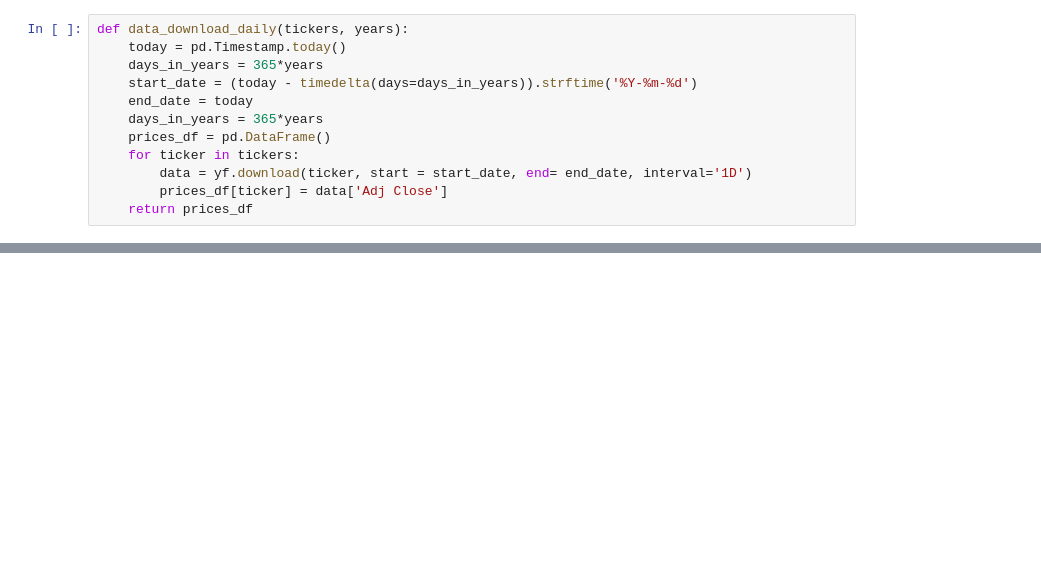
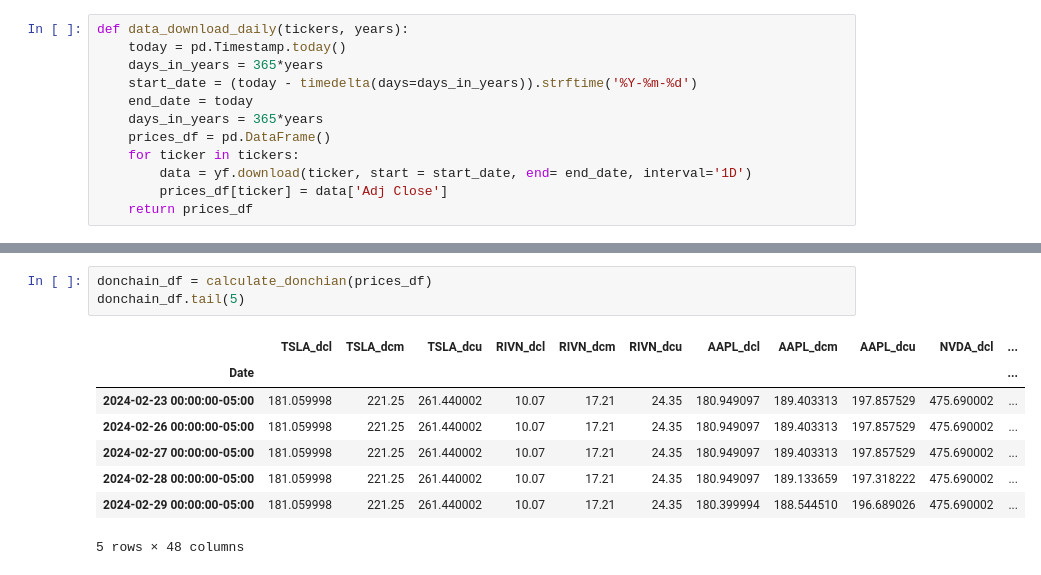
Before and after one commit to mglaz/mail_stock_news, a Jupyter notebook: backtesting.ipynb, the cells around one changed output, grey strips where cells are left out. Saved outputs shown, nothing was run; the diff lists cells and outputs as text; blank space fills up the shorter version.

```diff
--- a/backtesting.ipynb
+++ b/backtesting.ipynb
@@ -79,3 +76,15 @@ def calculate_donchian(prices_df):
+# %%
+donchain_df = calculate_donchian(prices_df)
+donchain_df.tail(5)
+# %% [output]
+|  | TSLA_dcl | TSLA_dcm | TSLA_dcu | RIVN_dcl | RIVN_dcm | RIVN_dcu | AAPL_dcl | AAPL_dcm | AAPL_dcu | NVDA_dcl | ... |
+| Date |  |  |  |  |  |  |  |  |  |  | ... |
+| 2024-02-23 00:00:00-05:00 | 181.059998 | 221.25 | 261.440002 | 10.07 | 17.21 | 24.35 | 180.949097 | 189.403313 | 197.857529 | 475.690002 | ... |
+| 2024-02-26 00:00:00-05:00 | 181.059998 | 221.25 | 261.440002 | 10.07 | 17.21 | 24.35 | 180.949097 | 189.403313 | 197.857529 | 475.690002 | ... |
+| 2024-02-27 00:00:00-05:00 | 181.059998 | 221.25 | 261.440002 | 10.07 | 17.21 | 24.35 | 180.949097 | 189.403313 | 197.857529 | 475.690002 | ... |
+| 2024-02-28 00:00:00-05:00 | 181.059998 | 221.25 | 261.440002 | 10.07 | 17.21 | 24.35 | 180.949097 | 189.133659 | 197.318222 | 475.690002 | ... |
+| 2024-02-29 00:00:00-05:00 | 181.059998 | 221.25 | 261.440002 | 10.07 | 17.21 | 24.35 | 180.399994 | 188.544510 | 196.689026 | 475.690002 | ... |
+5 rows × 48 columns
 # %%
 aapl = yf.download('AAPL', start = '2020-01-01', end= '2024-02-28', interval='1D')
 aapl
```
Also changed, not shown: parts of 9 cells of this notebook.
